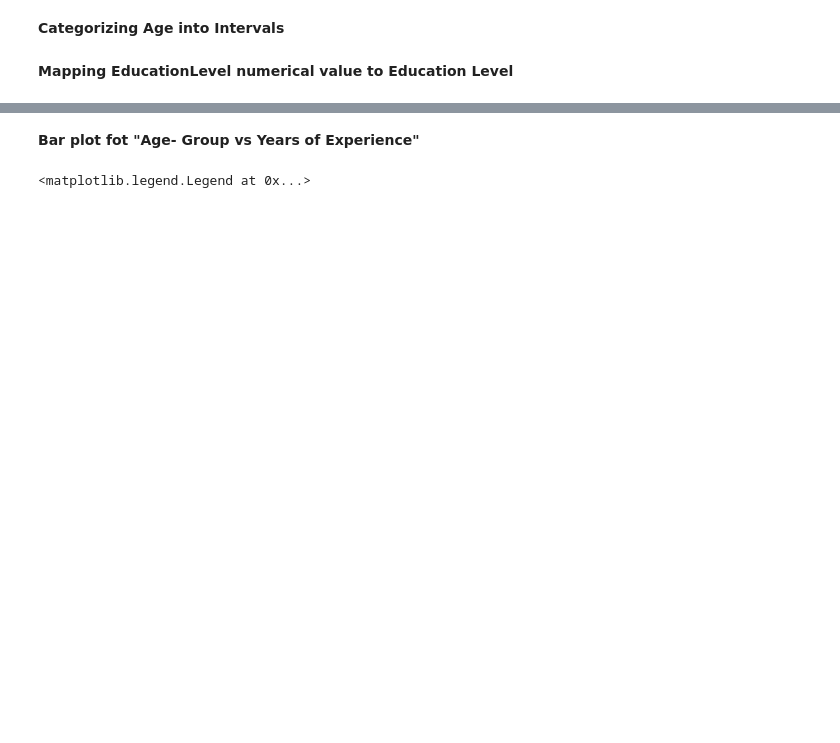
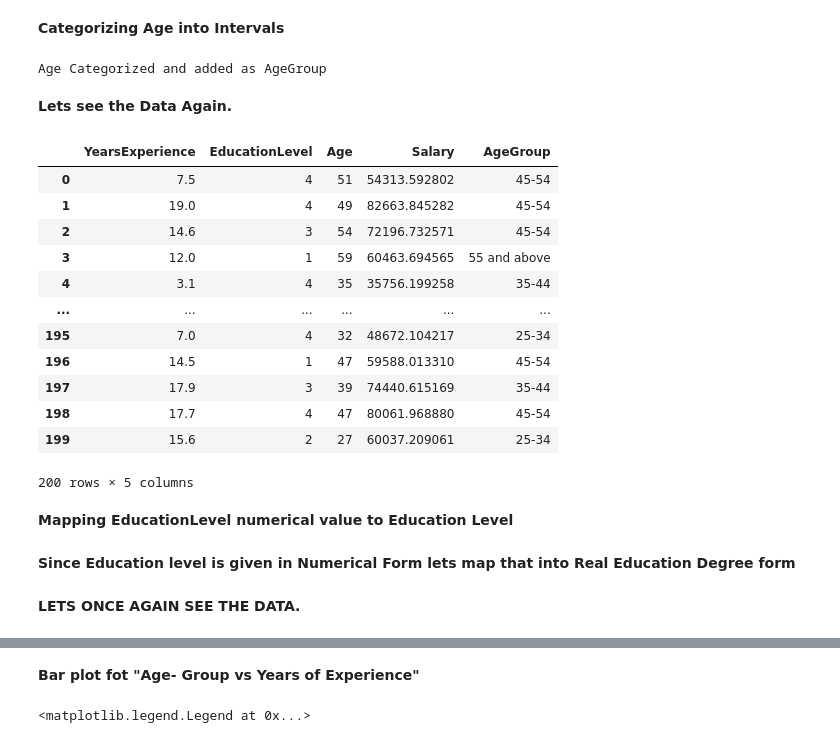
Before and after one commit to rn-byte/Salary_prediction, a Jupyter notebook: Expo_project.ipynb, the cells around one changed output, grey strips where cells are left out. Saved outputs shown, nothing was run; the diff lists cells and outputs as text; code cells hidden in the pictures; blank space fills up the shorter version.

```diff
--- a/Expo_project.ipynb
+++ b/Expo_project.ipynb
@@ -241,6 +257,29 @@ def categorize_age(age):
         return '55 and above'
 
 df['AgeGroup'] = df['Age'].apply(categorize_age)
+print('Age Categorized and added as AgeGroup')
+# %% [output]
+Age Categorized and added as AgeGroup
+# %% [markdown]
+**Lets see the Data Again.**
+# %%
+df
+# %% [output]
+|  | YearsExperience | EducationLevel | Age | Salary | AgeGroup |
+| 0 | 7.5 | 4 | 51 | 54313.592802 | 45-54 |
+| 1 | 19.0 | 4 | 49 | 82663.845282 | 45-54 |
+| 2 | 14.6 | 3 | 54 | 72196.732571 | 45-54 |
+| 3 | 12.0 | 1 | 59 | 60463.694565 | 55 and above |
+| 4 | 3.1 | 4 | 35 | 35756.199258 | 35-44 |
+| ... | ... | ... | ... | ... | ... |
+| 195 | 7.0 | 4 | 32 | 48672.104217 | 25-34 |
+| 196 | 14.5 | 1 | 47 | 59588.013310 | 45-54 |
+| 197 | 17.9 | 3 | 39 | 74440.615169 | 35-44 |
+| 198 | 17.7 | 4 | 47 | 80061.968880 | 45-54 |
+| 199 | 15.6 | 2 | 27 | 60037.209061 | 25-34 |
+200 rows × 5 columns
 # %% [markdown]
 **Mapping EducationLevel numerical value to Education Level**
+# %% [markdown]
+**Since Education level is given in Numerical Form lets map that into Real Education Degree form**
 # %%
@@ -255,0 +296,2 @@ df["EducationLevel"] = df["EducationLevel"].map(education_mapping)
+# %% [markdown]
+**LETS ONCE AGAIN SEE THE DATA.**
```
Also changed, not shown: parts of 12 cells of this notebook.
